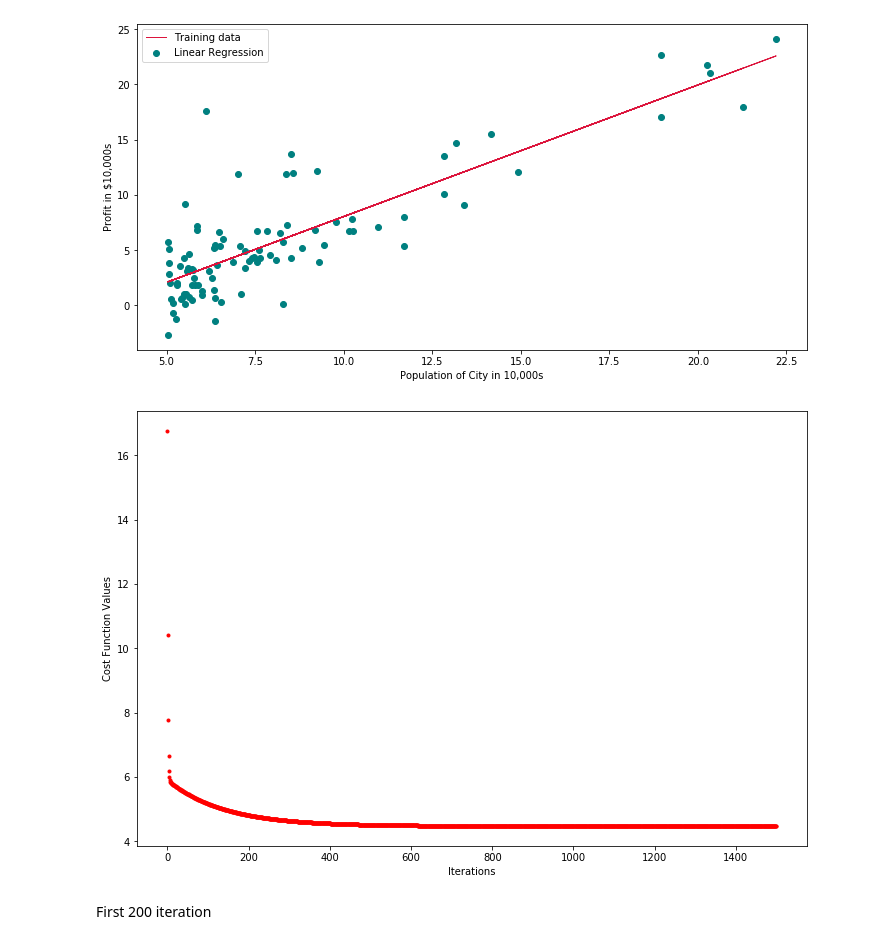
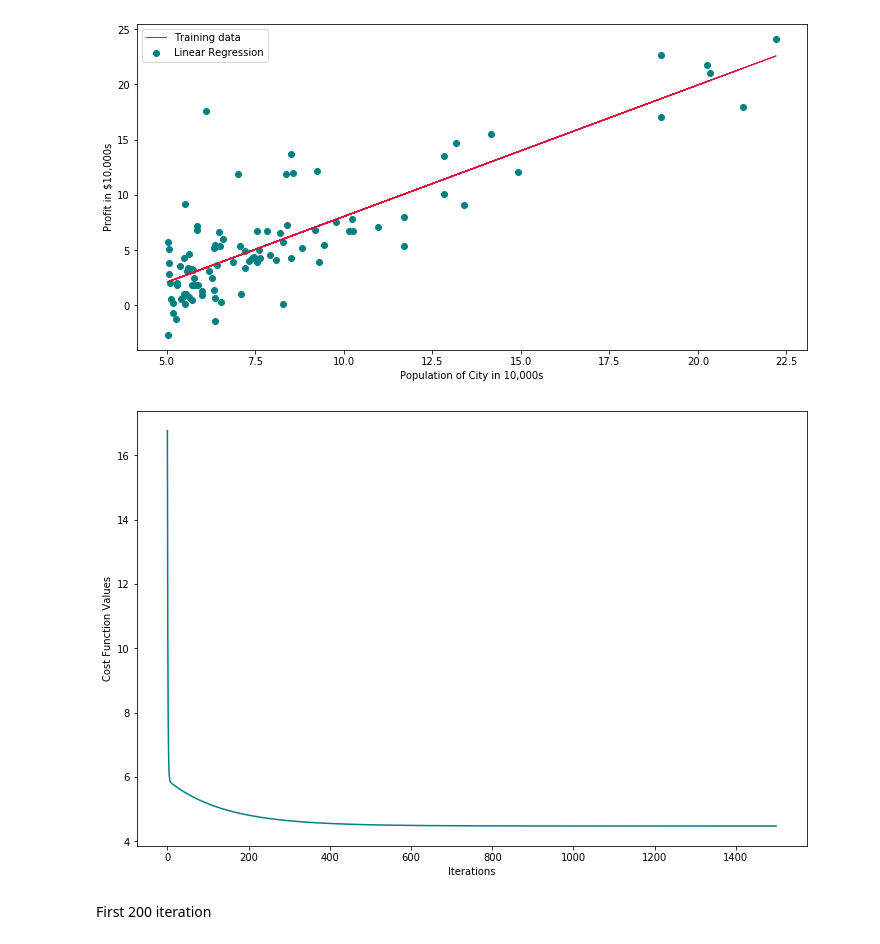
Before and after one commit to SoroushGhaderi/Machine_Learning_Andrew_Ng_exercises_with_Python, a Jupyter notebook: Linear Regression/Exercise 1 Linear Regression.ipynb, the cells around one changed output. Cells and saved outputs as stored; diff of their text form; code cells hidden in the pictures.

```diff
--- a/Linear Regression/Exercise 1 Linear Regression.ipynb
+++ b/Linear Regression/Exercise 1 Linear Regression.ipynb
@@ -235,11 +235,11 @@ plt.show()
 # %%
 fig,ax = plt.subplots(figsize=(12,8))
 ax.set_ylabel("Cost Function Values")
 ax.set_xlabel("Iterations")
-ax.plot(range(iteration), cost_function_history, "r.")
+ax.plot(range(iteration), cost_function_history, "teal")
 plt.show()
 # %% [output]
-[figure, old version]
+[figure, new version]
 # %% [markdown]
 First 200 iteration
 # %%
```
Also changed, not shown: parts of 10 cells of this notebook, 2 other files.
